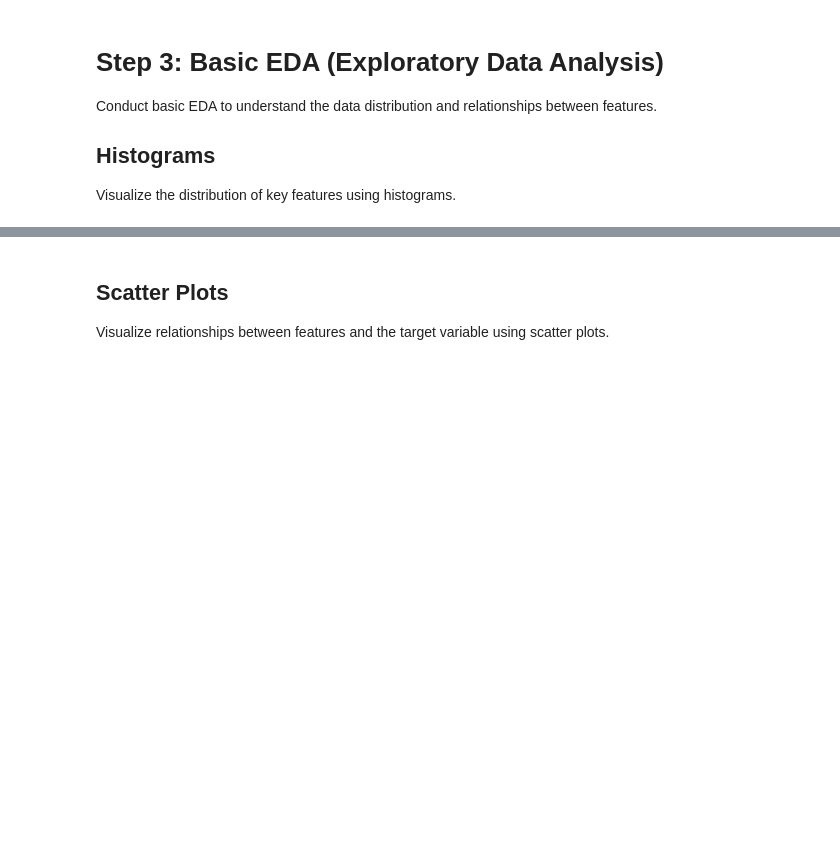
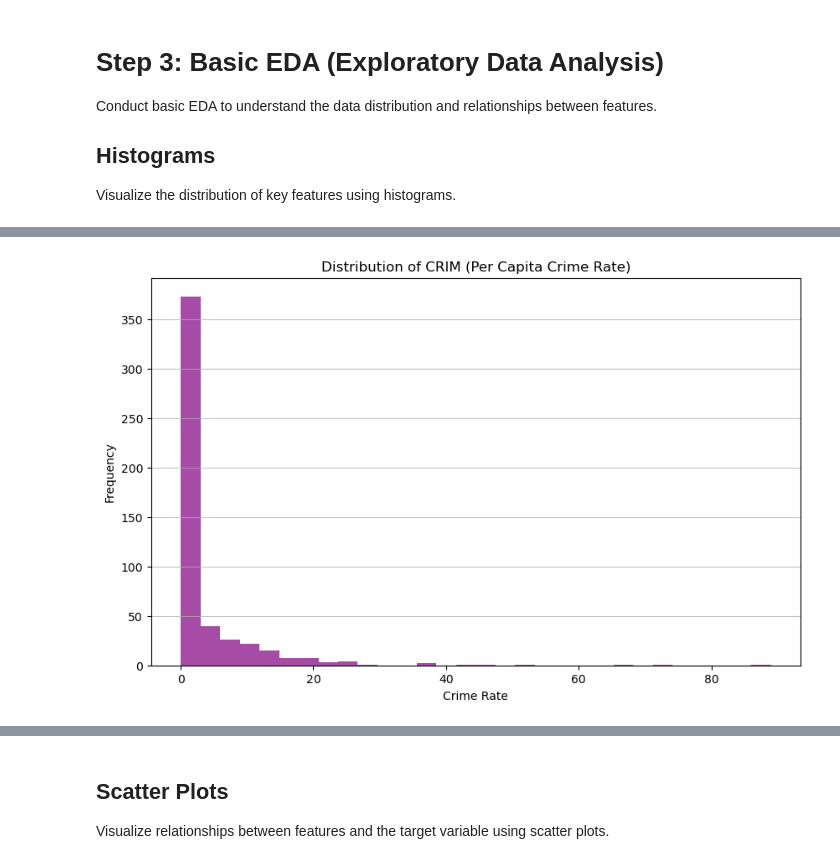
Before and after one commit to GuaSiMoTO/LAB-Introduction-to-ML-Pipeline-public, a Jupyter notebook: ml-pipeline.ipynb, the cells around one changed output, grey strips where cells are left out. Drawn from its saved outputs; the diff is of its cells as text; code cells hidden in the pictures; blank space fills up the shorter version.

```diff
--- a/ml-pipeline.ipynb
+++ b/ml-pipeline.ipynb
@@ -71,3 +71,14 @@ column_names = [
 ]
 
 # your code here...
+# Primero vemos una muestra de los datos para saber la separación
+import requests
+
+response = requests.get(url)
+print(response.text.splitlines()[:5])  # Muestra las primeras 5 líneas
+
+# ahora si leemos el dataset sabiendo que son espacios
+df = pd.read_csv(url, delim_whitespace=True, names=column_names)
+
+#Borramos la columna B por que es racista
+df = df.drop(columns=["B"])
@@ -83,0 +115,77 @@ Visualize the distribution of key features using histograms.
+# %%
+# Plot histograms for key features
+#CRIM
+plt.figure(figsize=(10, 6))
+plt.hist(df['CRIM'], bins=30, color='purple', alpha=0.7)
+plt.title('Distribution of CRIM (Per Capita Crime Rate)')
+plt.xlabel('Crime Rate')
+plt.ylabel('Frequency')
+plt.grid(axis='y', alpha=0.75)
+plt.show()
+#ZN - proportion of residential land zoned for lots over 25,000 sq. ft.
+plt.figure(figsize=(10, 6))
+plt.hist(df['ZN'], bins=30, color='green', alpha=0.7)
+plt.title('Distribution of ZN (Residential Land Proportion)')
+plt.xlabel('Proportion of Residential Land')
+plt.ylabel('Frequency')
+plt.grid(axis='y', alpha=0.75)
+plt.show()
+# INDUS - proportion of non-retail business acres per town
+plt.figure(figsize=(10, 6))
+plt.hist(df['INDUS'], bins=30, color='orange', alpha=0.7)
+plt.title('Distribution of INDUS (Non-Retail Business Proportion)')
+plt.xlabel('Proportion of Non-Retail Business')
+plt.ylabel('Frequency')
+plt.grid(axis='y', alpha=0.75)
+plt.show()
+
+# NOX - nitric oxides concentration (parts per 10 million)
+plt.figure(figsize=(10, 6))
+plt.hist(df['NOX'], bins=30, color='brown', alpha=0.7)
+plt.title('Distribution of NOX (Nitric Oxides Concentration)')
+plt.xlabel('Nitric Oxides Concentration')
+plt.ylabel('Frequency')
+plt.grid(axis='y', alpha=0.75)
+plt.show()
+# AGE - proportion of owner-occupied units built prior to 1940
+plt.figure(figsize=(10, 6))
+plt.hist(df['AGE'], bins=30, color='pink', alpha=0.7)
+plt.title('Distribution of AGE (Proportion of Older Units)')
+plt.xlabel('Proportion of Older Units')
+plt.ylabel('Frequency')
+plt.grid(axis='y', alpha=0.75)
+plt.show()
+
+# RM - average number of rooms per dwelling
+plt.figure(figsize=(10, 6))
+plt.hist(df['RM'], bins=30, color='blue', alpha=0.7)
+plt.title('Distribution of RM (Average Number of Rooms)')
+plt.xlabel('Number of Rooms')
+plt.ylabel('Frequency')
+plt.grid(axis='y', alpha=0.75)
+plt.show()
+
+#RAD - index of accessibility to radial highways
+plt.figure(figsize=(10, 6))
+plt.hist(df['RAD'], bins=30, color='cyan', alpha=0.7)
+plt.title('Distribution of RAD (Accessibility to Radial Highways)')
+plt.xlabel('Accessibility Index')
+plt.ylabel('Frequency')
+plt.grid(axis='y', alpha=0.75)
+plt.show()
+
+# LSTAT - percentage of lower status of the population
+plt.figure(figsize=(10, 6))
+plt.hist(df['LSTAT'], bins=30, color='red', alpha=0.7)
+plt.title('Distribution of LSTAT (Lower Status Percentage)')
+plt.xlabel('Percentage of Lower Status')
+plt.ylabel('Frequency')
+plt.grid(axis='y', alpha=0.75)
+plt.show()
+
+
+
+#"CRIM", "ZN", "INDUS", "CHAS", "NOX", "RM",
+# "AGE", "DIS", "RAD", "TAX", "PTRATIO", "B", "LSTAT", "MEDV"
+# %% [output]
+[figure, added]
```
Also changed, not shown: parts of 19 cells of this notebook.
